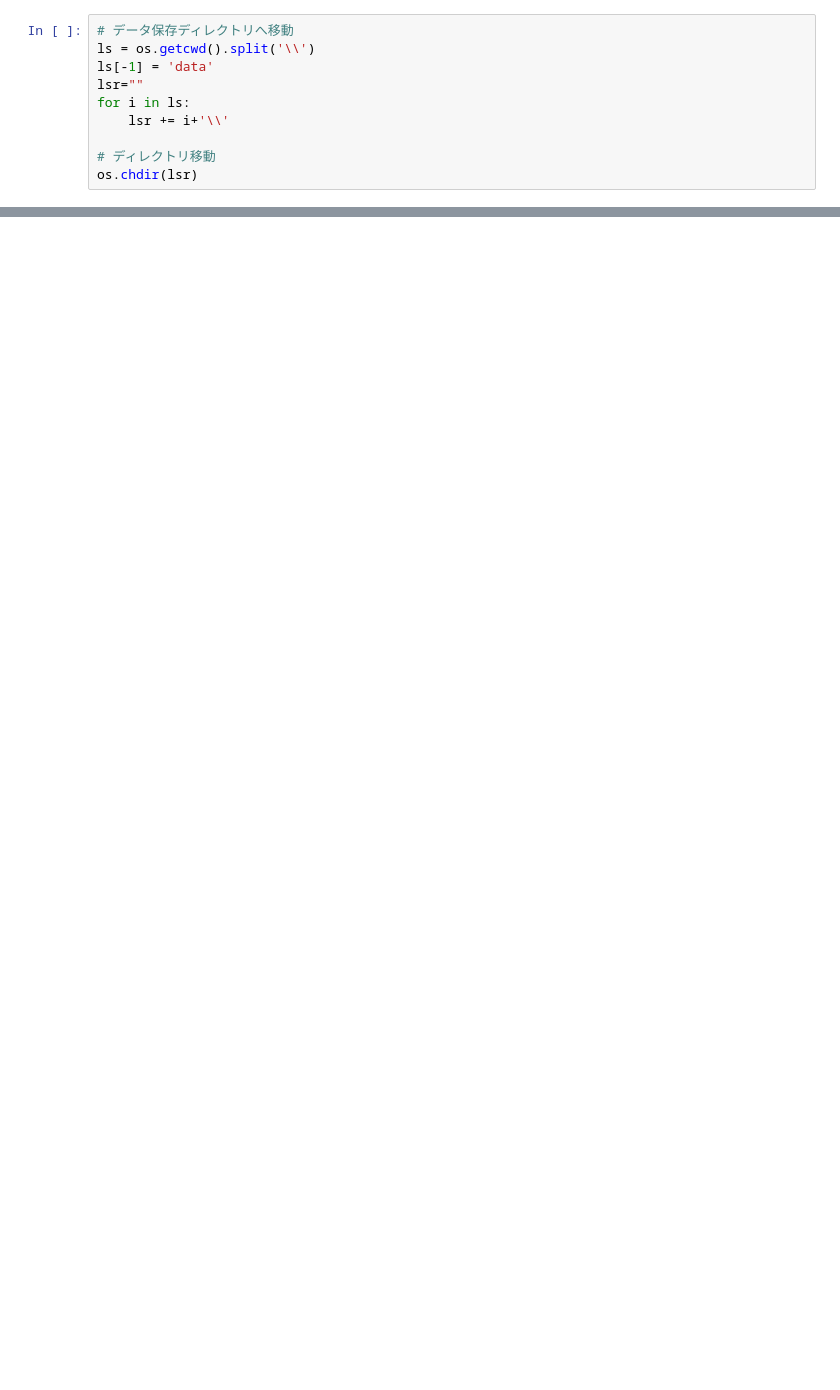
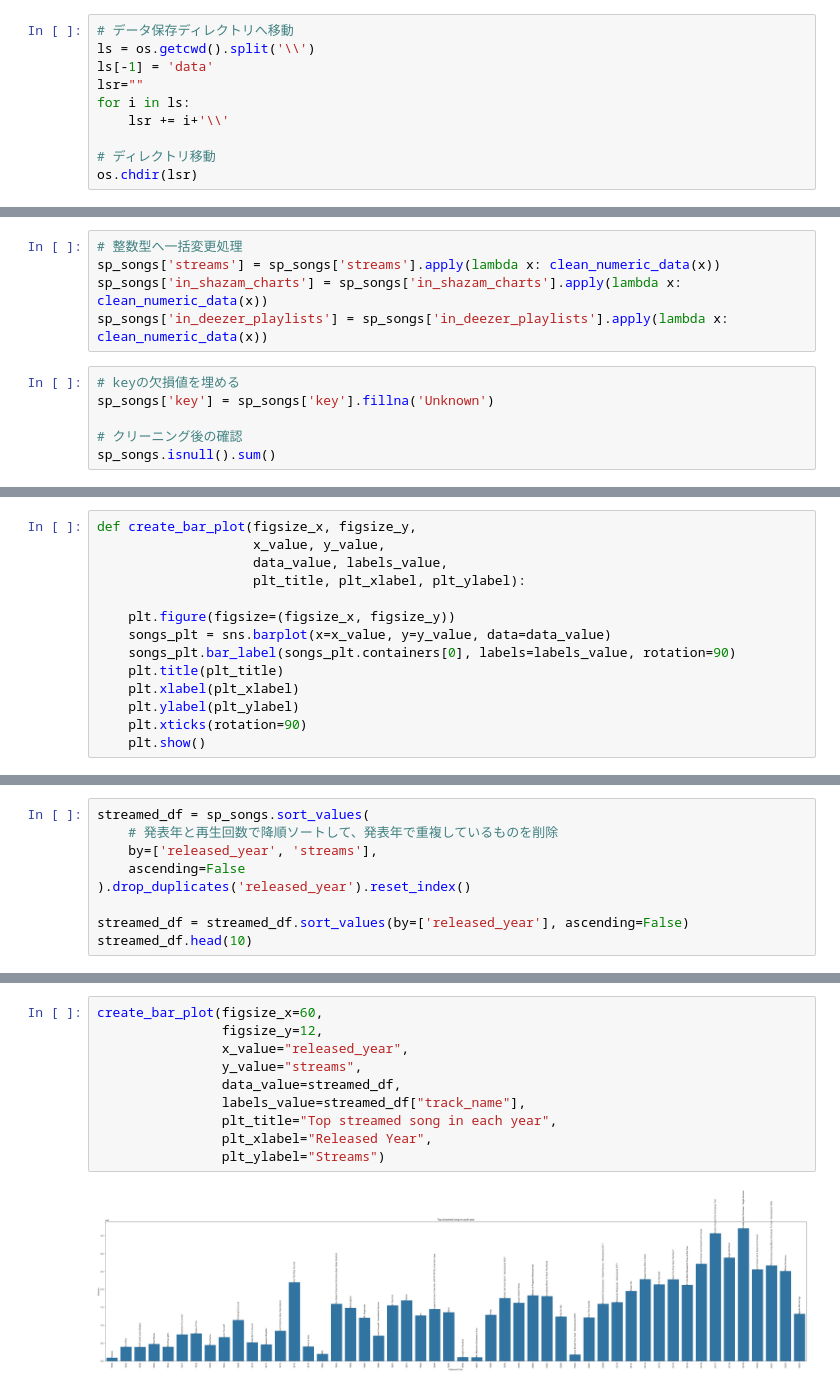
Before and after one commit to naorex/Kaggle_Datasets_Top_Spotify_Songs, a Jupyter notebook: nb/001_data_check.ipynb, the cells around one changed output, grey strips where cells are left out. Drawn from its saved outputs; the diff is of its cells as text; blank space fills up the shorter version.

```diff
--- a/nb/001_data_check.ipynb
+++ b/nb/001_data_check.ipynb
@@ -139,0 +164,11 @@ Name: track_name, dtype: int64
+# %%
+# 整数型へ一括変更処理
+sp_songs['streams'] = sp_songs['streams'].apply(lambda x: clean_numeric_data(x))
+sp_songs['in_shazam_charts'] = sp_songs['in_shazam_charts'].apply(lambda x: clean_numeric_data(x))
+sp_songs['in_deezer_playlists'] = sp_songs['in_deezer_playlists'].apply(lambda x: clean_numeric_data(x))
+# %%
+# keyの欠損値を埋める
+sp_songs['key'] = sp_songs['key'].fillna('Unknown')
+
+# クリーニング後の確認
+sp_songs.isnull().sum()
@@ -139,0 +249,14 @@ Name: track_name, dtype: int64
+# %%
+def create_bar_plot(figsize_x, figsize_y,
+                    x_value, y_value,
+                    data_value, labels_value,
+                    plt_title, plt_xlabel, plt_ylabel):
+
+    plt.figure(figsize=(figsize_x, figsize_y))
+    songs_plt = sns.barplot(x=x_value, y=y_value, data=data_value)
+    songs_plt.bar_label(songs_plt.containers[0], labels=labels_value, rotation=90)
+    plt.title(plt_title)
+    plt.xlabel(plt_xlabel)
+    plt.ylabel(plt_ylabel)
+    plt.xticks(rotation=90)
+    plt.show()
@@ -139,0 +265,9 @@ Name: track_name, dtype: int64
+# %%
+streamed_df = sp_songs.sort_values(
+    # 発表年と再生回数で降順ソートして、発表年で重複しているものを削除
+    by=['released_year', 'streams'],
+    ascending=False
+).drop_duplicates('released_year').reset_index()
+
+streamed_df = streamed_df.sort_values(by=['released_year'], ascending=False)
+streamed_df.head(10)
@@ -139,0 +287,12 @@ Name: track_name, dtype: int64
+# %%
+create_bar_plot(figsize_x=60,
+                figsize_y=12,
+                x_value="released_year",
+                y_value="streams",
+                data_value=streamed_df,
+                labels_value=streamed_df["track_name"],
+                plt_title="Top streamed song in each year",
+                plt_xlabel="Released Year",
+                plt_ylabel="Streams")
+# %% [output]
+[figure, added]
```
Also changed, not shown: parts of 58 cells of this notebook.
